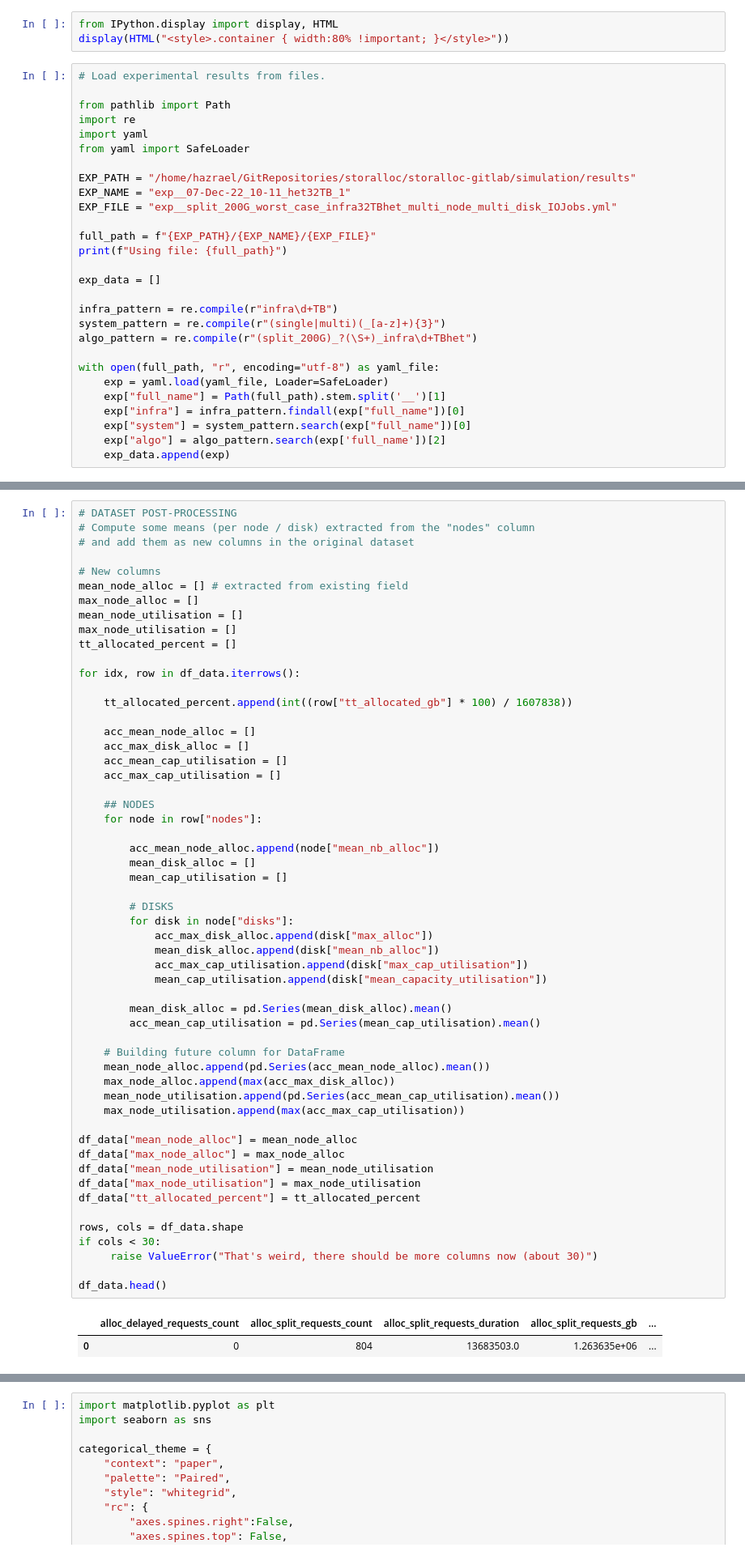
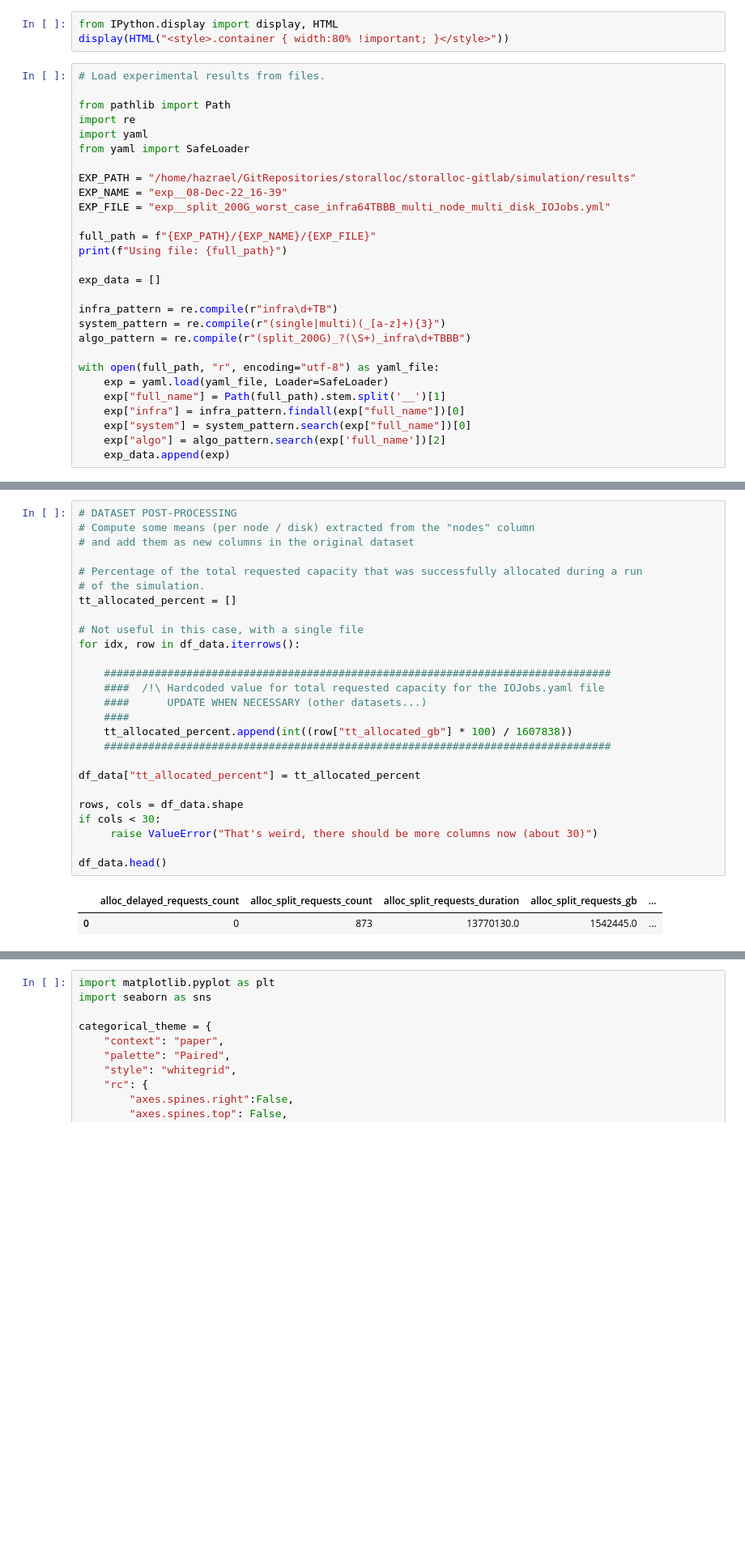
Before and after one commit to hephtaicie/storalloc, a Jupyter notebook: simulation/Seaborn_StorAllocStats_SingleFile.ipynb, the cells around one changed output, grey strips where cells are left out. Shown: that part at 81% size. Cells and saved outputs as stored; diff of their text form; blank space fills up the shorter version.

```diff
--- a/simulation/Seaborn_StorAllocStats_SingleFile.ipynb
+++ b/simulation/Seaborn_StorAllocStats_SingleFile.ipynb
@@ -10,8 +10,8 @@ import yaml
 from yaml import SafeLoader
 
 EXP_PATH = "/home/hazrael/GitRepositories/storalloc/storalloc-gitlab/simulation/results"
-EXP_NAME = "exp__07-Dec-22_10-11_het32TB_1"
-EXP_FILE = "exp__split_200G_worst_case_infra32TBhet_multi_node_multi_disk_IOJobs.yml"
+EXP_NAME = "exp__08-Dec-22_16-39"
+EXP_FILE = "exp__split_200G_worst_case_infra64TBBB_multi_node_multi_disk_IOJobs.yml"
 
 full_path = f"{EXP_PATH}/{EXP_NAME}/{EXP_FILE}"
 print(f"Using file: {full_path}")
@@ -20,7 +20,7 @@ exp_data = []
 
 infra_pattern = re.compile(r"infra\d+TB")
 system_pattern = re.compile(r"(single|multi)(_[a-z]+){3}")
-algo_pattern = re.compile(r"(split_200G)_?(\S+)_infra\d+TBhet")
+algo_pattern = re.compile(r"(split_200G)_?(\S+)_infra\d+TBBB")
 
 with open(full_path, "r", encoding="utf-8") as yaml_file:
     exp = yaml.load(yaml_file, Loader=SafeLoader)
@@ -45,58 +45,29 @@ df_data
 # %%
 # DATASET POST-PROCESSING
 # Compute some means (per node / disk) extracted from the "nodes" column
 # and add them as new columns in the original dataset
 
-# New columns
-mean_node_alloc = [] # extracted from existing field
-max_node_alloc = []
-mean_node_utilisation = []
-max_node_utilisation = []
+# Percentage of the total requested capacity that was successfully allocated during a run
+# of the simulation.
 tt_allocated_percent = []
 
+# Not useful in this case, with a single file
 for idx, row in df_data.iterrows():
 
+    ################################################################################
+    ####  /!\ Hardcoded value for total requested capacity for the IOJobs.yaml file
+    ####      UPDATE WHEN NECESSARY (other datasets...)
+    ####
     tt_allocated_percent.append(int((row["tt_allocated_gb"] * 100) / 1607838))
+    ################################################################################
 
-    acc_mean_node_alloc = []
-    acc_max_disk_alloc = []
-    acc_mean_cap_utilisation = []
-    acc_max_cap_utilisation = []
-
-    ## NODES
-    for node in row["nodes"]:
-
-        acc_mean_node_alloc.append(node["mean_nb_alloc"])
-        mean_disk_alloc = []
-        mean_cap_utilisation = []
-
-        # DISKS
-        for disk in node["disks"]:
-            acc_max_disk_alloc.append(disk["max_alloc"])
-            mean_disk_alloc.append(disk["mean_nb_alloc"])
-            acc_max_cap_utilisation.append(disk["max_cap_utilisation"])
-            mean_cap_utilisation.append(disk["mean_capacity_utilisation"])
-
-        mean_disk_alloc = pd.Series(mean_disk_alloc).mean()
-        acc_mean_cap_utilisation = pd.Series(mean_cap_utilisation).mean()
-
-    # Building future column for DataFrame
-    mean_node_alloc.append(pd.Series(acc_mean_node_alloc).mean())
-    max_node_alloc.append(max(acc_max_disk_alloc))
-    mean_node_utilisation.append(pd.Series(acc_mean_cap_utilisation).mean())
-    max_node_utilisation.append(max(acc_max_cap_utilisation))
-
-df_data["mean_node_alloc"] = mean_node_alloc
-df_data["max_node_alloc"] = max_node_alloc
-df_data["mean_node_utilisation"] = mean_node_utilisation
-df_data["max_node_utilisation"] = max_node_utilisation
 df_data["tt_allocated_percent"] = tt_allocated_percent
 
 rows, cols = df_data.shape
 if cols < 30:
      raise ValueError("That's weird, there should be more columns now (about 30)")
 
 df_data.head()
 # %% [output]
 |  | alloc_delayed_requests_count | alloc_split_requests_count | alloc_split_requests_duration | alloc_split_requests_gb | ... |
-| 0 | 0 | 804 | 13683503.0 | 1.263635e+06 | ... |
+| 0 | 0 | 873 | 13770130.0 | 1542445.0 | ... |
```
Also changed, not shown: parts of 33 cells of this notebook, 9 other files.
